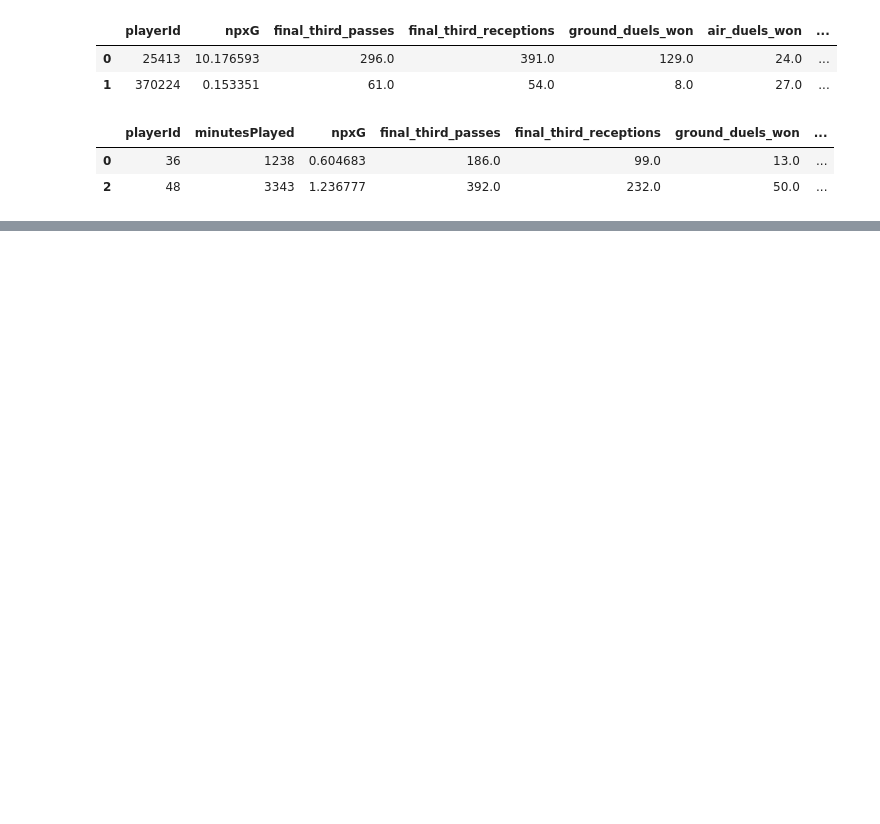
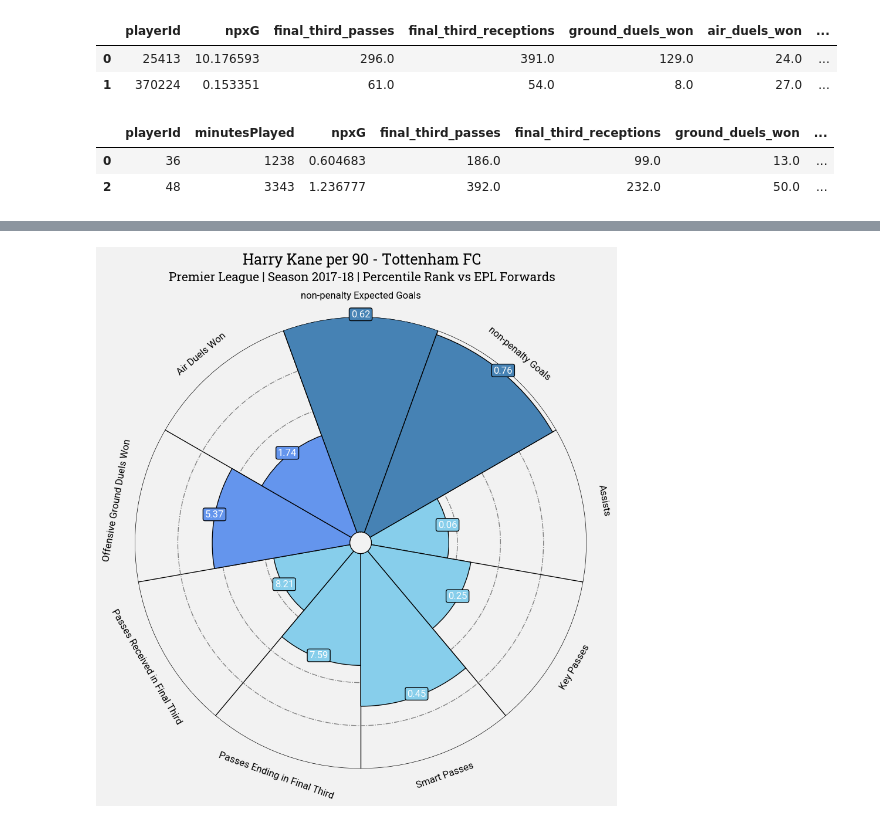
Before and after one commit to khoffLSU/footy_analytics, a Jupyter notebook: Radar Plots.ipynb, the cells around one changed output, grey strips where cells are left out. Cells and saved outputs as stored; diff of their text form; code cells hidden in the pictures; blank space fills up the shorter version.

```diff
--- a/Radar Plots.ipynb
+++ b/Radar Plots.ipynb
@@ -397,0 +585,58 @@ summary.head(2)
+# %%
+#PIZZA PLOT
+baker = PyPizza(
+    params=names,                   # previously created stats list
+    min_range = None,
+    max_range = None,
+    straight_line_color="#000000",  # color for straight lines
+    straight_line_lw=1,             # linewidth for straight lines
+    last_circle_lw=1,               # linewidth of last circle
+    other_circle_lw=1,              # linewidth for other circles
+    other_circle_ls="-."            # linestyle for other circles
+)
+#making pizza for our data
+fig, ax = baker.make_pizza(
+    percentiles_k,                   # list of values
+    figsize=(10, 10),              # adjust figsize according to your need
+    param_location=110,
+    slice_colors=slice_colors,     # previously created list
+    value_colors = text_colors,    # previously created list
+    value_bck_colors=slice_colors, # where the parameters will be added
+    kwargs_slices=dict(
+        facecolor="cornflowerblue", edgecolor="#000000",
+        zorder=2, linewidth=1
+    ),                             # values to be used when plotting slices
+    kwargs_params=dict(
+        color="#000000", fontsize=12,
+        fontproperties=font_normal.prop, va="center"
+    ),                             # values to be used when adding parameter
+    kwargs_values=dict(
+        color="#000000", fontsize=12,
+        fontproperties=font_normal.prop, zorder=3,
+        bbox=dict(
+            edgecolor="#000000", facecolor="cornflowerblue",
+            boxstyle="round,pad=0.2", lw=1
+        )
+    )                              # values to be used when adding parameter-values
+)
+
+#putting text
+texts = baker.get_value_texts()
+for i, text in enumerate(texts):
+    text.set_text(str(values_k[i]))
+# add title
+fig.text(
+    0.515, 0.97, "Harry Kane per 90 - Tottenham FC", size=18,
+    ha="center", fontproperties=font_bold.prop, color="#000000"
+)
+
+# add subtitle
+fig.text(
+    0.515, 0.942,
+    "Premier League | Season 2017-18 | Percentile Rank vs EPL Forwards",
+    size=15,
+    ha="center", fontproperties=font_bold.prop, color="#000000"
+)
+plt.show()
+# %% [output]
+[figure, added]
```
Also changed, not shown: parts of 19 cells of this notebook.
